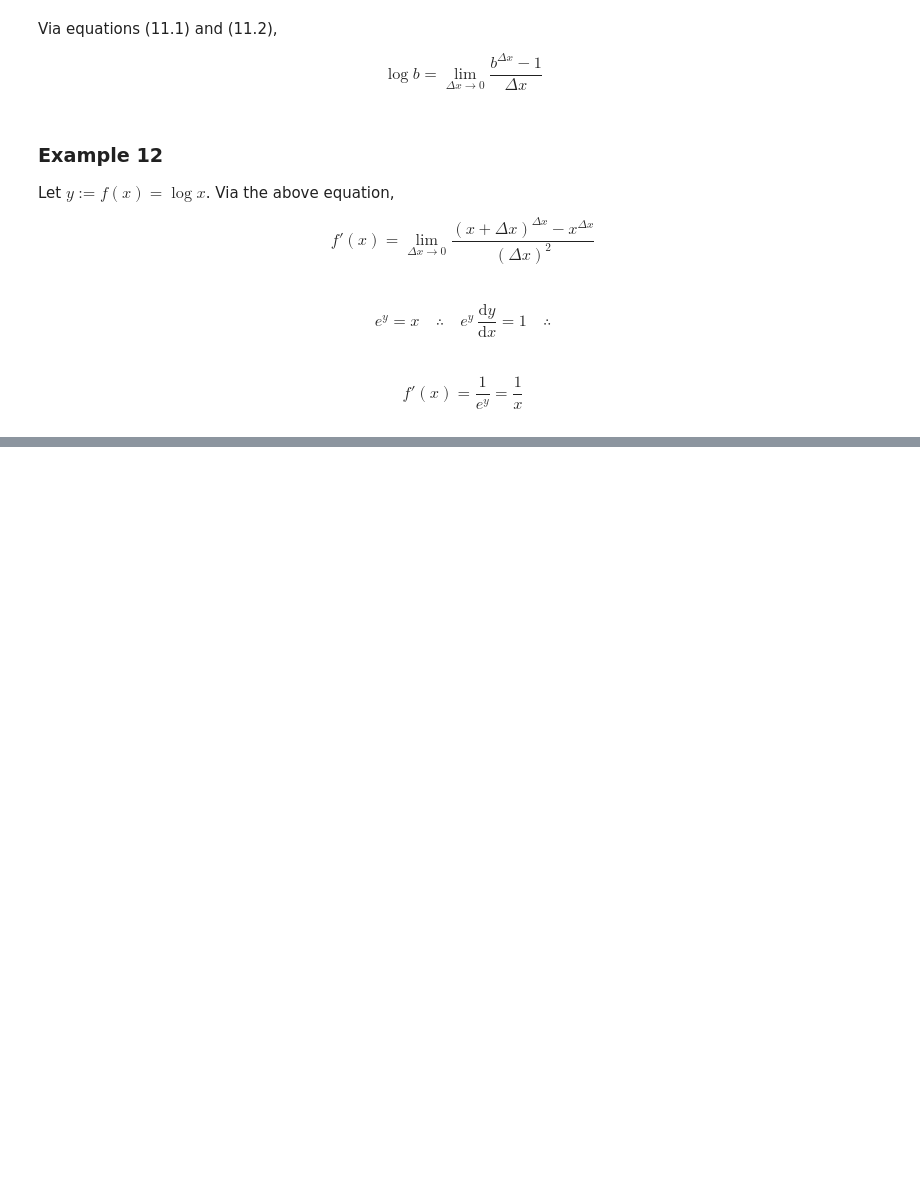
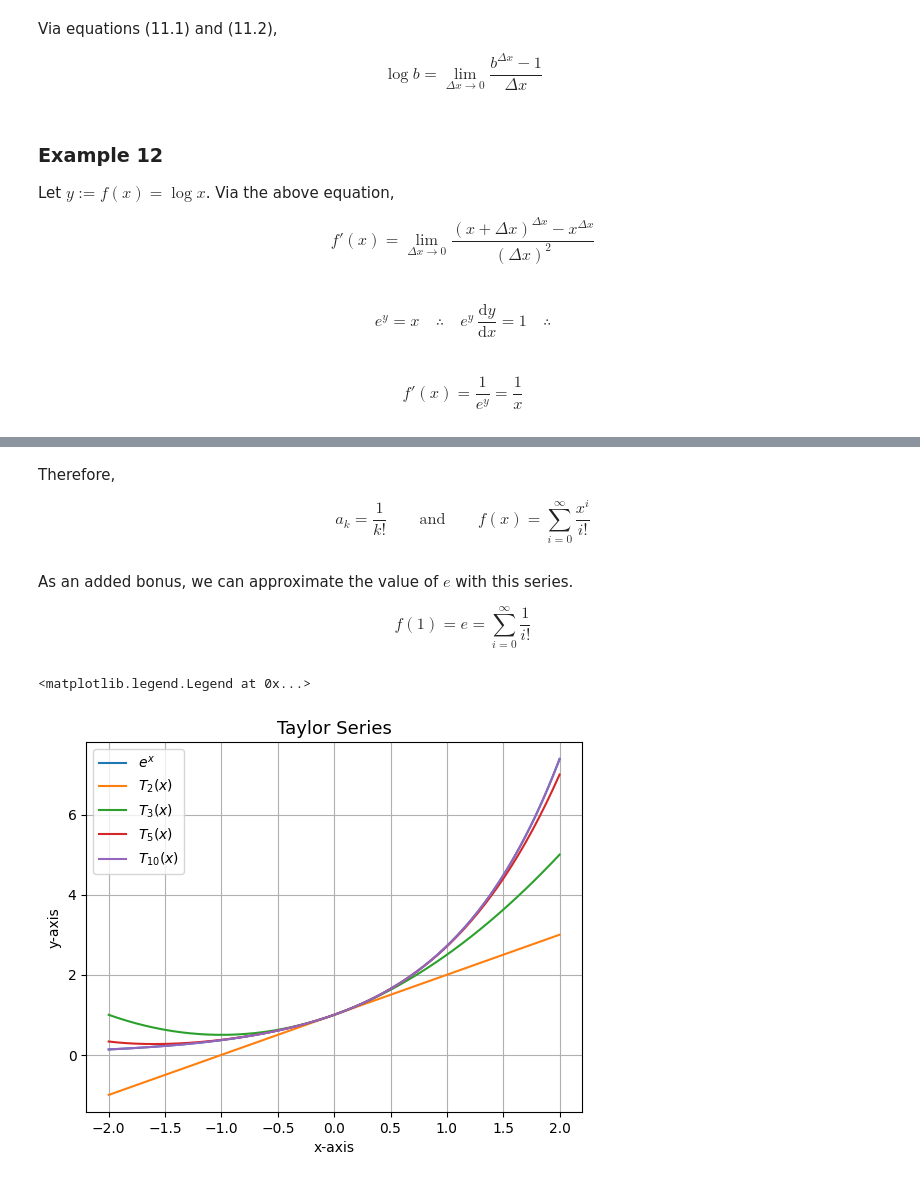
Before and after one commit to jordandll/Calculus, a Jupyter notebook: Derivatives.ipynb, the cells around one changed output, grey strips where cells are left out. Cells and saved outputs as stored; diff of their text form; code cells hidden in the pictures; blank space fills up the shorter version.

```diff
--- a/Derivatives.ipynb
+++ b/Derivatives.ipynb
@@ -304,0 +351,8 @@ $$ f'(x) = \frac{1}{e^y} = \frac{1}{x}$$
+# %% [markdown]
+Therefore,
+
+$$ a_k = \frac{1}{k!} \quad\quad\text{and}\quad\quad f(x) = \sum_{i=0}^\infty \frac{x^i}{i!}$$
+# %% [markdown]
+As an added bonus, we can approximate the value of $e$ with this series.
+
+$$ f(1) = e = \sum_{i=0}^\infty\frac{1}{i!}$$
@@ -304,0 +361,21 @@ $$ f'(x) = \frac{1}{e^y} = \frac{1}{x}$$
+# %%
+def T(x,n):
+    return sum((x**i)/fact(i) for i in range(n))
+# %%
+x = np.linspace(-2,2,num=200)
+
+fig, ax = plt.subplots()
+ax.set_title('Taylor Series',size=13)
+ax.set_xlabel('x-axis')
+ax.set_ylabel('y-axis')
+ax.grid()
+
+ax.plot(x,np.e**x,label=r'$e^x$')
+ax.plot(x,T(x,2),label=r'$T_2(x)$')
+ax.plot(x,T(x,3),label=r'$T_3(x)$')
+ax.plot(x,T(x,5),label=r'$T_5(x)$')
+ax.plot(x,T(x,10),label=r'$T_{10}(x)$')
+ax.legend()
+# %% [output]
+<matplotlib.legend.Legend at 0x...>
+[figure, added]
```
Also changed, not shown: parts of 33 cells of this notebook.
